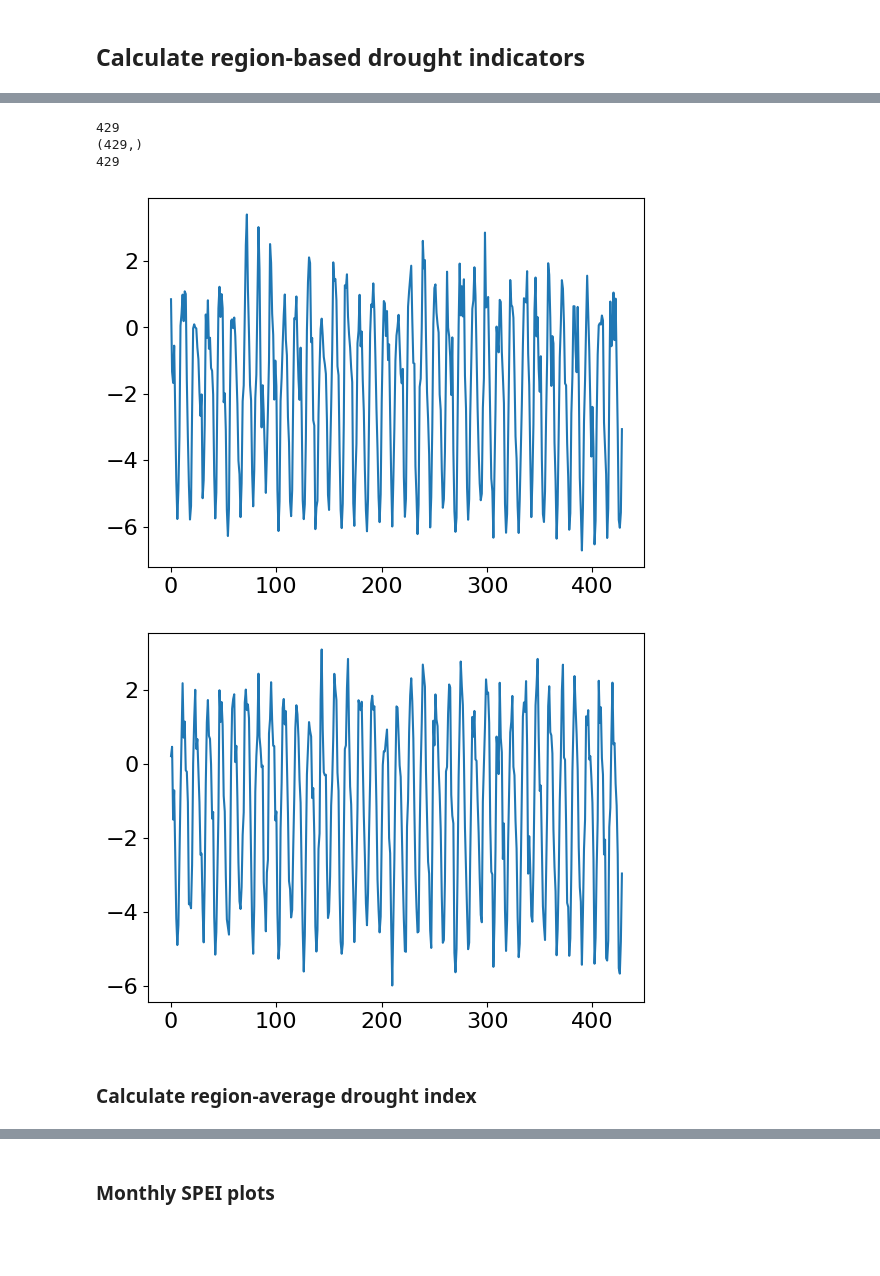
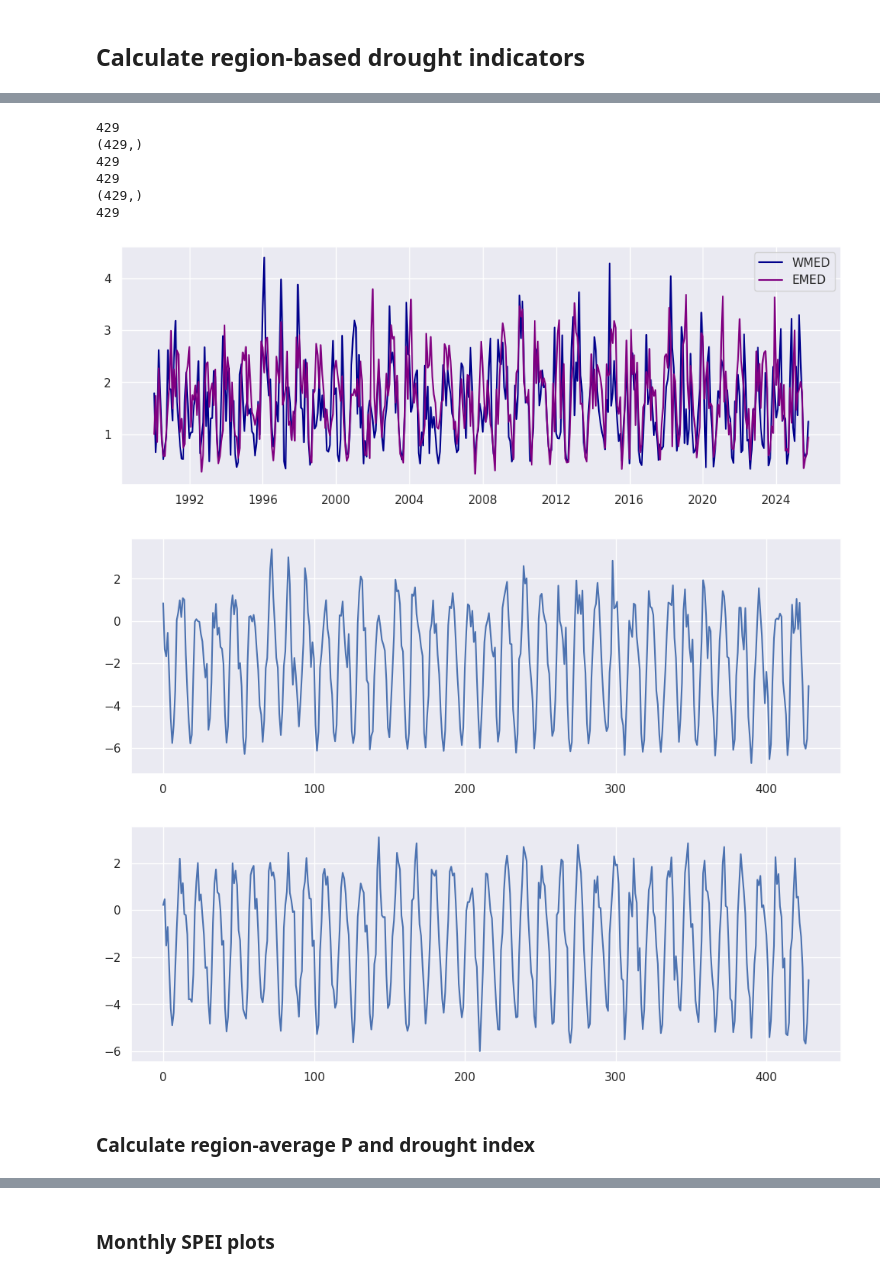
Before and after one commit to jkeune/drought-on-demand, a Jupyter notebook: Mediterranean.ipynb, the cells around one changed output, grey strips where cells are left out. Drawn from its saved outputs; the diff is of its cells as text; code cells hidden in the pictures; blank space fills up the shorter version.

Commit message:
test: adding monthly precip series (but potentially bugged?)

```diff
--- a/Mediterranean.ipynb
+++ b/Mediterranean.ipynb
@@ -44,6 +44,10 @@ from spidi.spidi.helpers import convert_mmperday_to_mmpermonth
 # %% [markdown]
 ## Main settings
 # %%
+import seaborn as sns
+sns.set_theme(rc={'figure.figsize':(12,4)})
+
+
 # settings
 spi_levels = [-3, -2, -1.5, -1, -0.1, 0.1, 1, 1.5, 2, 3]
 plot_type  = 'pcolormesh'
@@ -198,10 +210,18 @@ Attributes:
     CDO:          Climate Data Operators version 2.5.1 (https://mpimet.mpg.de...
 # %%
-if drought_index == "SPEI":
-    pmpet_wmed = pmpet.where(wmedmask)
-    print(pmpet_wmed)
-    pmpet_emed = pmpet.where(emedmask)
-    print(pmpet_emed)
+# ATTN, maybe not working properly because mask only 2D, but pmpet and precip 3D
+
+# P-PET
+pmpet_wmed = pmpet.where(wmedmask)
+print(pmpet_wmed)
+pmpet_emed = pmpet.where(emedmask)
+print(pmpet_emed)
+
+# P only
+precip_wmed = precip.where(wmedmask)
+print(precip_wmed)
+precip_emed = precip.where(emedmask)
+print(precip_emed)
 # %% [output]
 <xarray.Dataset> Size: 2GB
 Dimensions:  (time: 429, lat: 721, lon: 1440)
@@ -278,29 +313,51 @@ if debug:
 # %%
+print(precip_wmed['tp'].shape[0])
+precip_wmed_ts = np.zeros(precip_wmed['tp'].shape[0])
+precip_emed_ts = np.zeros(precip_emed['tp'].shape[0])
+
+for it in range(len(precip_wmed_ts)):
+    #precip_wmed_ts[it] = np.nansum(precip_wmed['tp'].isel(time=it).values * wmed_area_2d / wmed_area_total)
+    #precip_emed_ts[it] = np.nansum(precip_emed['tp'].isel(time=it).values * emed_area_2d / emed_area_total)
+    precip_wmed_ts[it] = np.nansum(precip['tp'].isel(time=it).values * wmed_area_weights)
+    precip_emed_ts[it] = np.nansum(precip['tp'].isel(time=it).values * emed_area_weights)
+
+print(precip_wmed_ts.shape)
+print(dates.size)
+
+plt.figure()
+plt.plot(dates, precip_wmed_ts, color="darkblue", label="WMED")
+plt.plot(dates, precip_emed_ts, color="purple", label="EMED")
+plt.legend()
+
 if drought_index == "SPEI":
     print(pmpet_wmed['wb'].shape[0])
     pmpet_wmed_ts = np.zeros(pmpet_wmed['wb'].shape[0])
     pmpet_emed_ts = np.zeros(pmpet_emed['wb'].shape[0])
 
     for it in range(len(pmpet_wmed_ts)):
         #print(type(pmpet_country['wb'].isel(time=it)))
         #pmpet_country_ts[it] = pmpet_country['wb'].isel(time=it).weighted(weights).mean(dim=("lat", "lon")) # not working yet
         pmpet_wmed_ts[it] = np.nansum(pmpet_wmed['wb'].isel(time=it).values * wmed_area_2d / wmed_area_total)
         pmpet_emed_ts[it] = np.nansum(pmpet_emed['wb'].isel(time=it).values * emed_area_2d / emed_area_total)
 
     print(pmpet_wmed_ts.shape)
     print(dates.size)
 
     plt.figure()
     plt.plot(pmpet_wmed_ts)
 
     plt.figure()
     plt.plot(pmpet_emed_ts)
 # %% [output]
 429
 (429,)
 429
+429
+(429,)
+429
-[figure, old version]
+[figure, new version]
-[figure, old version]
+[figure, new version]
+[figure, added]
 # %% [markdown]
-### Calculate region-average drought index
+### Calculate region-average P and drought index
 # %%
```
Also changed, not shown: parts of 9 cells of this notebook.
